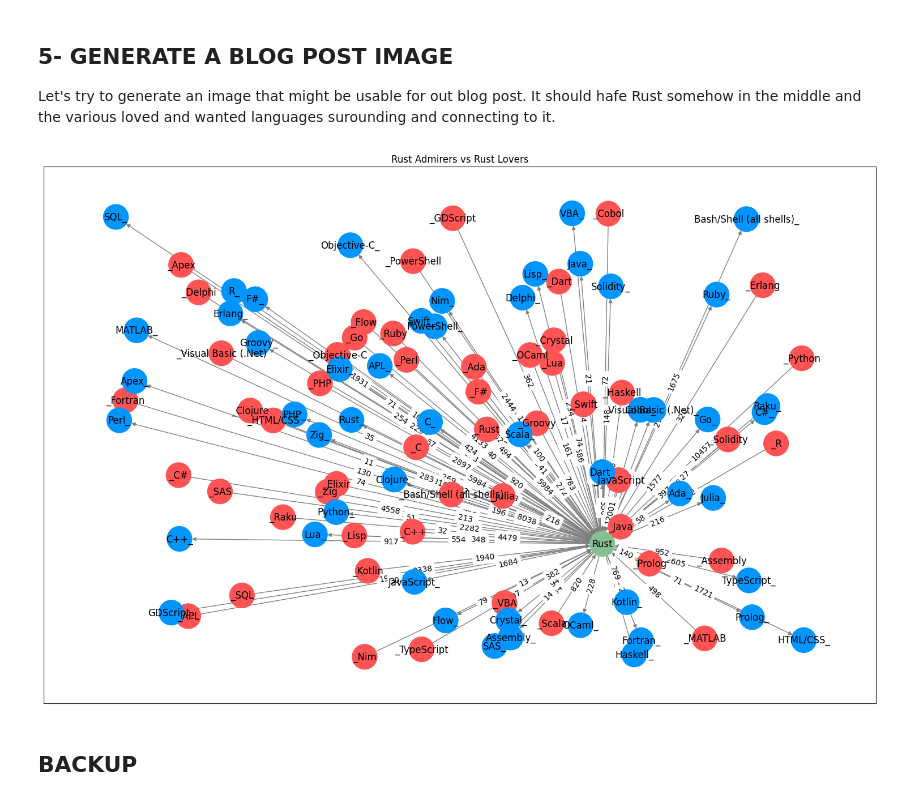
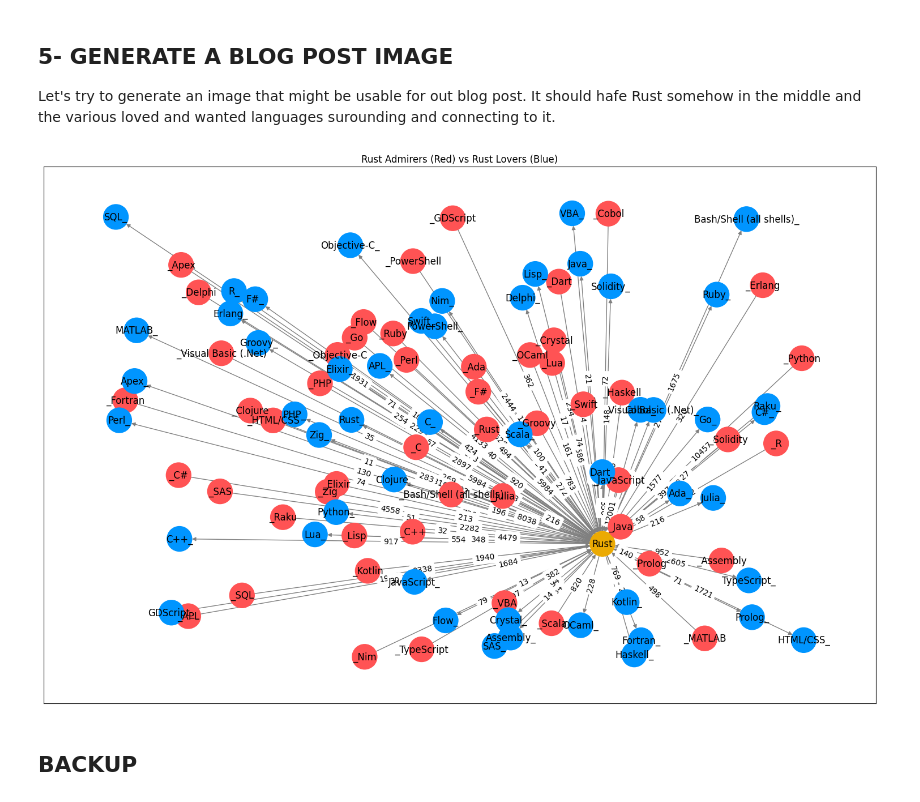
Before and after one commit to fab7/LAB-Data-Science-Blog-Post, a Jupyter notebook: notebook/who_are_the_rust_users.ipynb, the cells around one changed output. Cells and saved outputs as stored; diff of their text form; code cells hidden in the pictures.

Commit message:
Disables the coloring of the nodes because unreadable

```diff
--- a/notebook/who_are_the_rust_users.ipynb
+++ b/notebook/who_are_the_rust_users.ipynb
@@ -252,7 +252,7 @@ def rust_dependency_graph(df_admirers, df_users, fig_title, render='both', seed=
     # Create a pandas DataFrame with the dependencies
     Nodes = {
         'Names'    : [ 'Rust'  ],
-        'Colors'   : ['#86bf91'],
+        'Colors'   : ['#EBAA03'],
         'Children' : [   []  ],
         'Weights'  : [   []  ]
     }
@@ -291,22 +291,16 @@ def rust_dependency_graph(df_admirers, df_users, fig_title, render='both', seed=
                 else:
                     # Add a new node to the graph
                     Nodes['Names'].append(src_lang)
-                    Nodes['Colors'].append('#FF5354')
+                    Nodes['Colors'].append('#FF0000')  # Redish
                     # Create a 'Rust' child for this node
                     Nodes['Children'].append(['Rust'])
                     Nodes['Weights'].append([1])
 
-    # === NORMALIZE THE WEIGHTS =================================
-    df_weights = pd.DataFrame(Nodes['Weights'], columns=['weights'])
-    min_weight = df_weights['weights'].min()
-    max_weight = df_weights['weights'].max()
-    df_weights['norm_weights'] = (df_weights['weights'] - min_weight) / (max_weight - min_weight)
-    # Step 4: Convert the normalized values back to a dictionary
-    #normalized_dict = df['normalized_values'].to_dict()
-
-    #print(f"WEIGHTS_VALUES = {df_weights}")
-    print(df_weights)
-
+    # === PREPARE FOR WEIGHT NORMALIZATION ======================
+    # Note: We won't color the nodes accodingly because it becomes unreadable :-(
+    # df_weights = pd.DataFrame(Nodes['Weights'], columns=['weights'])
+    # min_weight = df_weights['weights'].min()
+    # max_weight = df_weights['weights'].max()
 
     # === DRAW GRAPH ============================================
     df = pd.DataFrame(Nodes)
@@ -315,17 +309,23 @@ def rust_dependency_graph(df_admirers, df_users, fig_title, render='both', seed=
     graph = nx.DiGraph()
 
     # Add the 'FROM-LANGUAGE' nodes to the graph
-    for id, node in enumerate(df['Names']):
+    for id, node, in enumerate(df['Names']):
         if node == 'Rust':
-            graph.add_node(node, color='#86bf91')
+            graph.add_node(node, color='#EBAA03')  # Yellow/Brown
         else:
-            graph.add_node(node, color='#FF5354')
+            # Normalize the weight
+            #  Note: We won't color the nodes accodingly because it becomes unreadable :-(
+            #  norm_weight = (df['Weights'][id] - min_weight) / (max_weight - min_weight)
+            # Generate a color between 50 and 250
+            #  r_hex = hex(int(200 * norm_weight) + 50)
+            #  rgb_hex = '#' + r_hex + '0000'
+            graph.add_node(node, color='#FF5354')    # Redish ('#FF5354')
 
     # Add the 'TO_LANGUAGE' nodes to the graph
     for id1, children in enumerate(df['Children']):
         for id2, node in enumerate(children):
             if node != 'Rust':
-                graph.add_node(node, color='#0095FF')
+                graph.add_node(node, color='#0095FF')  # Blueish ('#0095FF')
 
     # Add edges to the graph
     for node, children, weights in zip(df['Names'], df['Children'], df['Weights']):
@@ -721,9 +697,9 @@ Let's try to generate an image that might be usable for out blog post. It should
 # %%
 # Plot dependency graph with both admirers and lovers languages
 rust_dependency_graph(df_rust_admirers, df_rust_lovers,
-                      'Rust Admirers vs Rust Lovers', 'both', 123, True)
+                      'Rust Admirers (Red) vs Rust Lovers (Blue)', 'both', 123, True)
 # %% [output]
-[figure, old version]
+[figure, new version]
 # %% [markdown]
 ## BACKUP
 # %%
```
Also changed, not shown: parts of 7 cells of this notebook.
